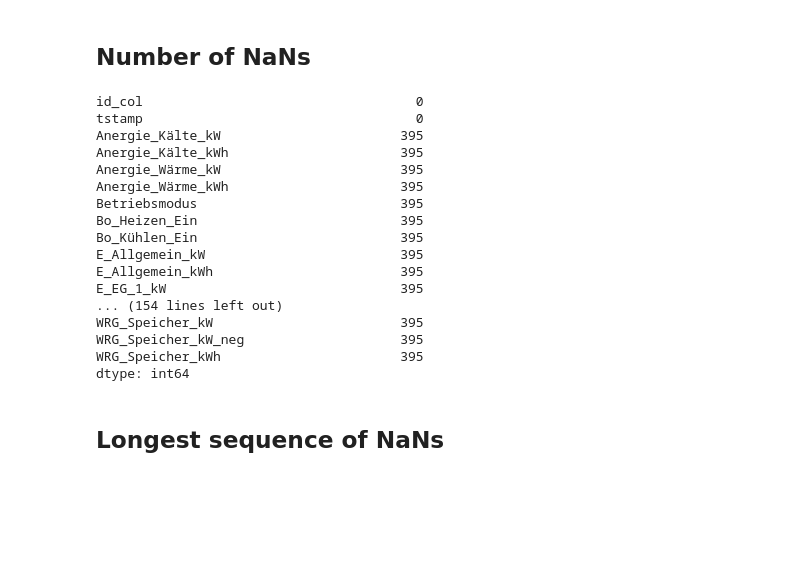
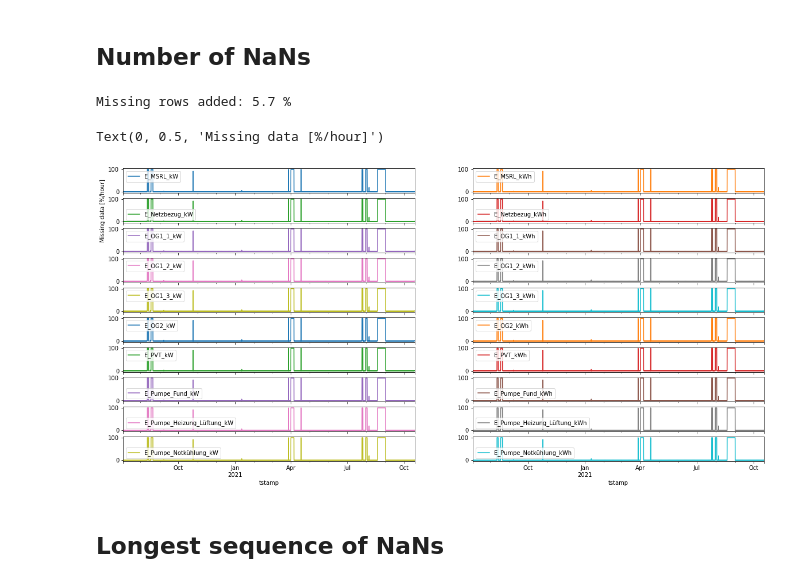
Before and after one commit to severinstolz/Oblamatik, a Jupyter notebook: statistics.ipynb, the cells around one changed output. Cells and saved outputs as stored; diff of their text form; code cells hidden in the pictures; blank space fills up the shorter version.

```diff
--- a/statistics.ipynb
+++ b/statistics.ipynb
@@ -74,0 +38,5 @@ def fun_calc_mean(data,name,count_entries_per_day,cond=0):
+# %%
+data_oblamatik.index = data_oblamatik.index.floor('1min')
+data_oblamatik.rename(columns={"Energiemessung HV2.UG bezogen": "E_Bezug_EW_kWh",
+                               "Energiemessung HV2.UG geliefert": "E_HauptVerteilung_Einspeisung_kWh"}, inplace=True)
+data_oblamatik.head()
@@ -74,0 +51,2 @@ def fun_calc_mean(data,name,count_entries_per_day,cond=0):
+# %%
+data_oblamatik.drop(axis=0, index=data_oblamatik.index[data_oblamatik.index.duplicated()], inplace=True)
@@ -76,27 +75,26 @@ def fun_calc_mean(data,name,count_entries_per_day,cond=0):
 # NaNs (missing entries)
 # %% [markdown]
 ## Number of NaNs
-# %%
-pd.set_option('display.max_rows', None)
-data_oblamatik.isna().sum()
-# %% [output]
-id_col                                   0
-tstamp                                   0
-Anergie_Kälte_kW                       395
-Anergie_Kälte_kWh                      395
-Anergie_Wärme_kW                       395
-Anergie_Wärme_kWh                      395
-Betriebsmodus                          395
-Bo_Heizen_Ein                          395
-Bo_Kühlen_Ein                          395
-E_Allgemein_kW                         395
-E_Allgemein_kWh                        395
-E_EG_1_kW                              395
-... (154 lines left out)
-WRG_Speicher_kW                        395
-WRG_Speicher_kW_neg                    395
-WRG_Speicher_kWh                       395
-dtype: int64
+# %%
+data_oblamatik = data_oblamatik.asfreq(freq='min')
+print('Missing rows added: {:.1f} %'.format((data_oblamatik.shape[0]-original_entries)/data_oblamatik.shape[0]*100))
+# %% [output]
+Missing rows added: 5.7 %
+# %%
+data_oblamatik[["Bo_Heizen_Ein", "Bo_Kühlen_Ein"]] = data_oblamatik[["Bo_Heizen_Ein", "Bo_Kühlen_Ein"]].astype("bool")
+data_oblamatik[["Betriebsmodus", "WP1_Status", "WP2_Status", "Heizung_Status", "Kühlung_Status", "Heizen_Anergie_Ein",
+               "Heizen_Fund_Ein", "Kühlen_Anergie_Ein", "Kühlen_Fund_Ein", "Kühlen_FreeCool_Fund_Ein", "PVT_Heizung_Ein",
+                "PVT_WärmeReg_Ein", "PVT_BWW_Ein", "PVT_Kühlung_Ein", "PVT_KälteReg_Ein"]] = \
+data_oblamatik[["Betriebsmodus", "WP1_Status", "WP2_Status", "Heizung_Status", "Kühlung_Status", "Heizen_Anergie_Ein",
+               "Heizen_Fund_Ein", "Kühlen_Anergie_Ein", "Kühlen_Fund_Ein", "Kühlen_FreeCool_Fund_Ein", "PVT_Heizung_Ein",
+                "PVT_WärmeReg_Ein", "PVT_BWW_Ein", "PVT_Kühlung_Ein", "PVT_KälteReg_Ein"]].astype("category")
+# %%
+axes = data_oblamatik.iloc[:,20:40].isna().astype(float).resample('1h').sum().divide(60/100).plot(subplots=True, figsize=(20,80), rot=0,
+                                                                                   layout=(int(np.ceil(data_oblamatik.shape[1]/2)),2))
+axes[1,0].set_ylabel('Missing data [%/hour]')
+# %% [output]
+Text(0, 0.5, 'Missing data [%/hour]')
+[figure, added]
 # %% [markdown]
 ## Longest sequence of NaNs
 # %%
```
Also changed, not shown: parts of 44 cells of this notebook.
